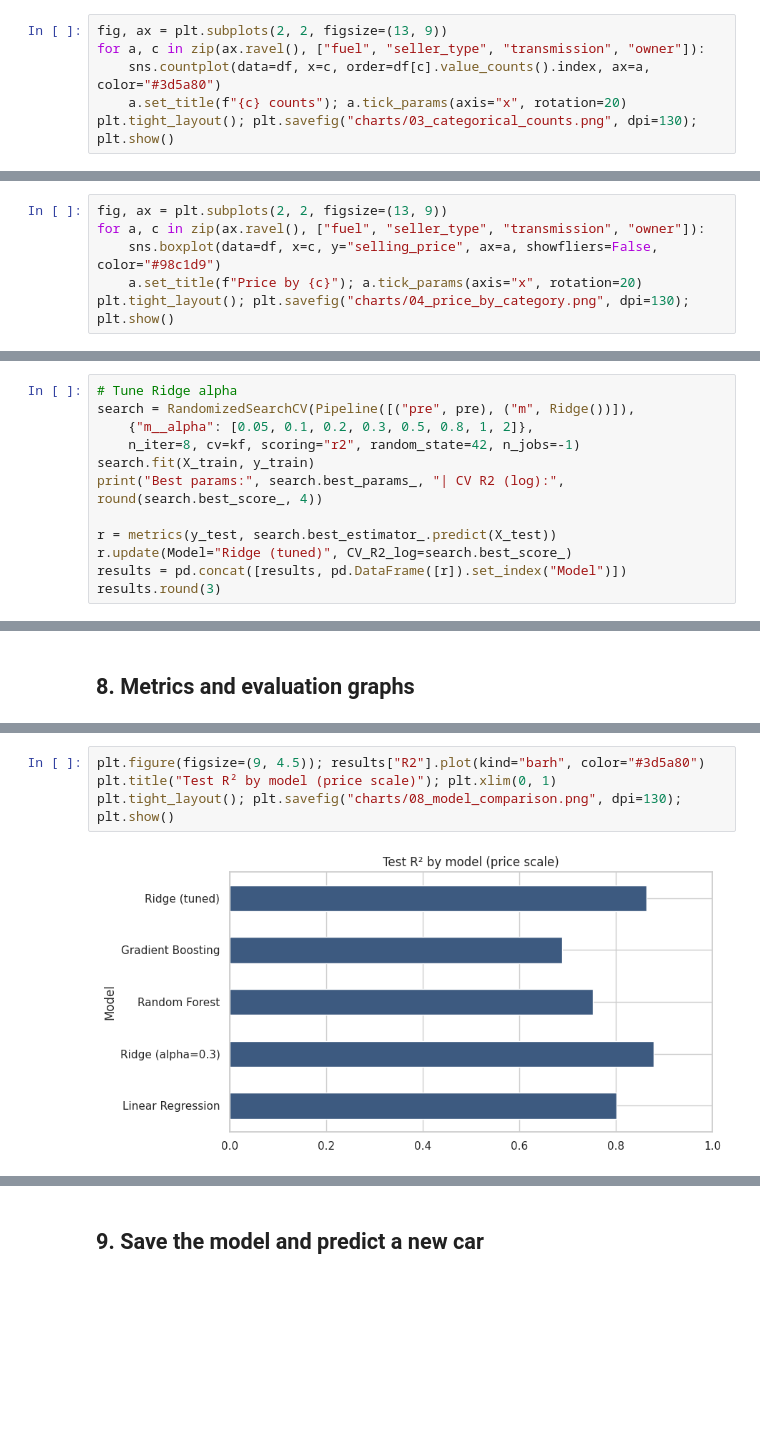
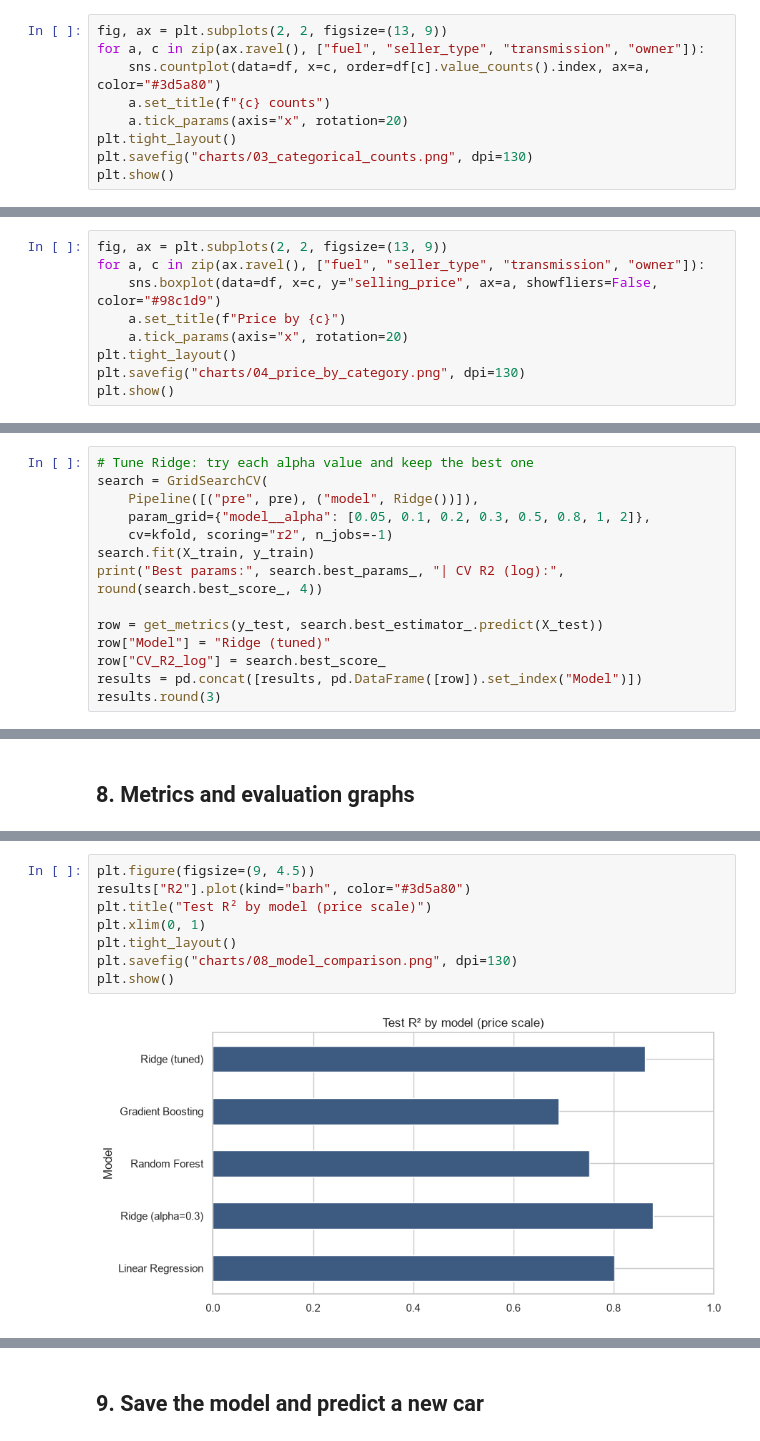
Before and after one commit to Gautambhaliya/Python_for_data_science_classification-and-regression, a Jupyter notebook: preowned_cars_price_regression.ipynb, the cells around one changed output, grey strips where cells are left out. Cells and saved outputs as stored; diff of their text form; blank space fills up the shorter version.

```diff
--- a/preowned_cars_price_regression.ipynb
+++ b/preowned_cars_price_regression.ipynb
@@ -265,6 +283,9 @@ plt.tight_layout(); plt.savefig("charts/02_price_distribution.png", dpi=130); pl
 fig, ax = plt.subplots(2, 2, figsize=(13, 9))
 for a, c in zip(ax.ravel(), ["fuel", "seller_type", "transmission", "owner"]):
     sns.countplot(data=df, x=c, order=df[c].value_counts().index, ax=a, color="#3d5a80")
-    a.set_title(f"{c} counts"); a.tick_params(axis="x", rotation=20)
-plt.tight_layout(); plt.savefig("charts/03_categorical_counts.png", dpi=130); plt.show()
+    a.set_title(f"{c} counts")
+    a.tick_params(axis="x", rotation=20)
+plt.tight_layout()
+plt.savefig("charts/03_categorical_counts.png", dpi=130)
+plt.show()
 # %% [output]
@@ -273,6 +294,9 @@ plt.tight_layout(); plt.savefig("charts/03_categorical_counts.png", dpi=130); pl
 fig, ax = plt.subplots(2, 2, figsize=(13, 9))
 for a, c in zip(ax.ravel(), ["fuel", "seller_type", "transmission", "owner"]):
     sns.boxplot(data=df, x=c, y="selling_price", ax=a, showfliers=False, color="#98c1d9")
-    a.set_title(f"Price by {c}"); a.tick_params(axis="x", rotation=20)
-plt.tight_layout(); plt.savefig("charts/04_price_by_category.png", dpi=130); plt.show()
+    a.set_title(f"Price by {c}")
+    a.tick_params(axis="x", rotation=20)
+plt.tight_layout()
+plt.savefig("charts/04_price_by_category.png", dpi=130)
+plt.show()
 # %% [output]
@@ -354,14 +400,16 @@ results.round(3)
 | Gradient Boosting | 0.806 | 0.690 | 112674.596 | 238395.469 | 27.286 | 0.831 |
 # %%
-# Tune Ridge alpha
-search = RandomizedSearchCV(Pipeline([("pre", pre), ("m", Ridge())]),
-    {"m__alpha": [0.05, 0.1, 0.2, 0.3, 0.5, 0.8, 1, 2]},
-    n_iter=8, cv=kf, scoring="r2", random_state=42, n_jobs=-1)
+# Tune Ridge: try each alpha value and keep the best one
+search = GridSearchCV(
+    Pipeline([("pre", pre), ("model", Ridge())]),
+    param_grid={"model__alpha": [0.05, 0.1, 0.2, 0.3, 0.5, 0.8, 1, 2]},
+    cv=kfold, scoring="r2", n_jobs=-1)
 search.fit(X_train, y_train)
 print("Best params:", search.best_params_, "| CV R2 (log):", round(search.best_score_, 4))
 
-r = metrics(y_test, search.best_estimator_.predict(X_test))
-r.update(Model="Ridge (tuned)", CV_R2_log=search.best_score_)
-results = pd.concat([results, pd.DataFrame([r]).set_index("Model")])
+row = get_metrics(y_test, search.best_estimator_.predict(X_test))
+row["Model"] = "Ridge (tuned)"
+row["CV_R2_log"] = search.best_score_
+results = pd.concat([results, pd.DataFrame([row]).set_index("Model")])
 results.round(3)
 # %% [output]
@@ -397,7 +531,11 @@ MAPE: 20.9%
 # %%
-plt.figure(figsize=(9, 4.5)); results["R2"].plot(kind="barh", color="#3d5a80")
-plt.title("Test R² by model (price scale)"); plt.xlim(0, 1)
-plt.tight_layout(); plt.savefig("charts/08_model_comparison.png", dpi=130); plt.show()
+plt.figure(figsize=(9, 4.5))
+results["R2"].plot(kind="barh", color="#3d5a80")
+plt.title("Test R² by model (price scale)")
+plt.xlim(0, 1)
+plt.tight_layout()
+plt.savefig("charts/08_model_comparison.png", dpi=130)
+plt.show()
 # %% [output]
-[figure, old version]
+[figure, new version]
 # %%
```
Also changed, not shown: parts of 27 cells of this notebook, 2 other files.
